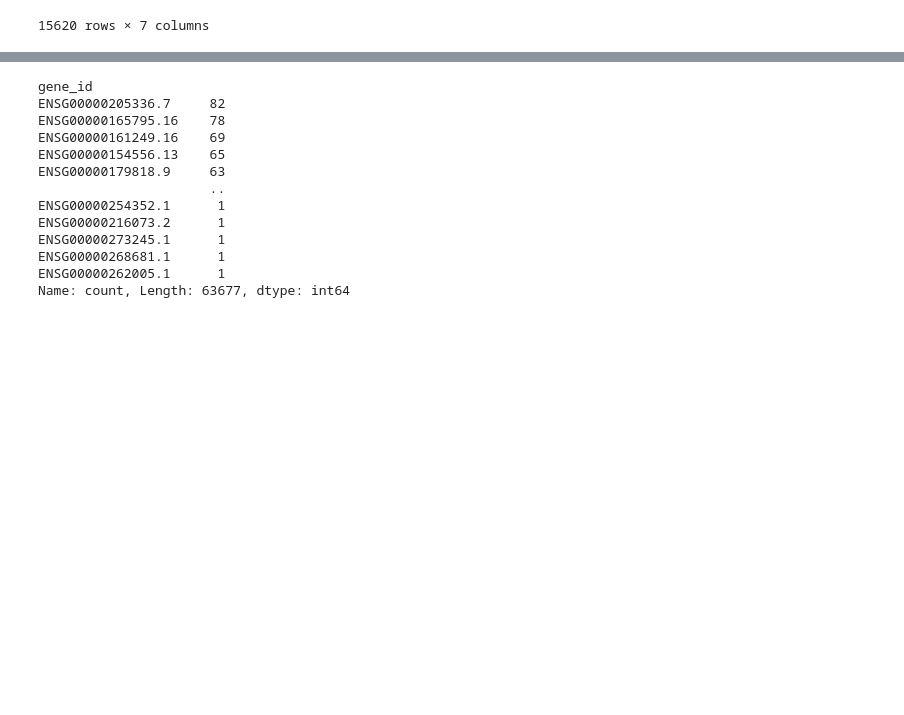
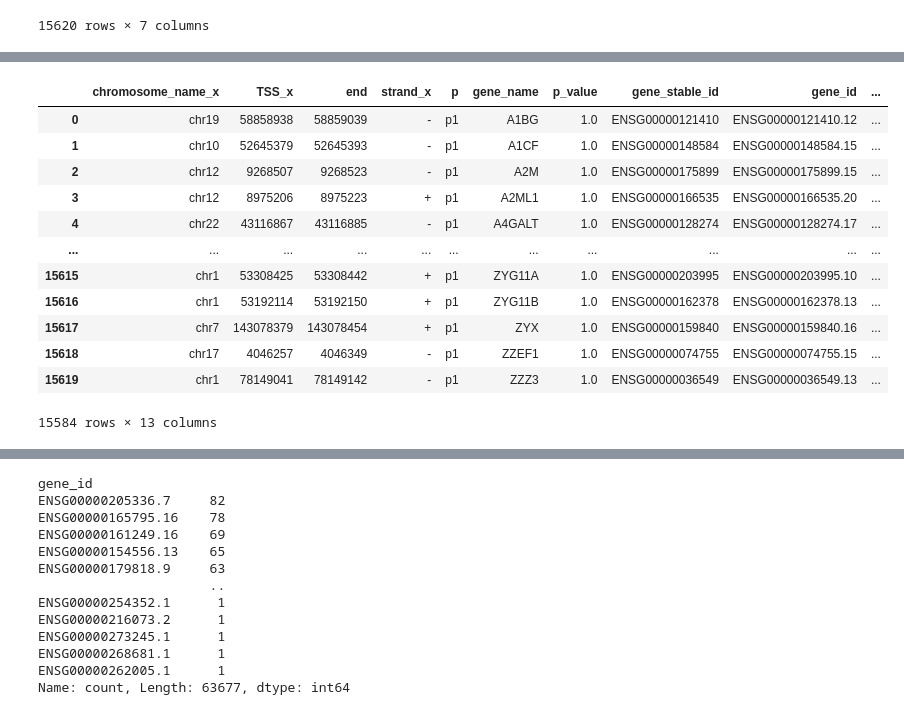
Before and after one commit to IloDan/GX_alBERTo, a Jupyter notebook: data_manipulation/manipulation_ric.ipynb, the cells around one changed output, grey strips where cells are left out. Cells and saved outputs as stored; diff of their text form; code cells hidden in the pictures; blank space fills up the shorter version.

```diff
--- a/data_manipulation/manipulation_ric.ipynb
+++ b/data_manipulation/manipulation_ric.ipynb
@@ -159,0 +331,18 @@ lizio
+# %%
+gene_name_merge = gene_name_merge[gene_name_merge["strand_x"]==gene_name_merge["strand_y"]]
+
+gene_name_merge
+# %% [output]
+|  | chromosome_name_x | TSS_x | end | strand_x | p | gene_name | p_value | gene_stable_id | gene_id | ... |
+| 0 | chr19 | 58858938 | 58859039 | - | p1 | A1BG | 1.0 | ENSG00000121410 | ENSG00000121410.12 | ... |
+| 1 | chr10 | 52645379 | 52645393 | - | p1 | A1CF | 1.0 | ENSG00000148584 | ENSG00000148584.15 | ... |
+| 2 | chr12 | 9268507 | 9268523 | - | p1 | A2M | 1.0 | ENSG00000175899 | ENSG00000175899.15 | ... |
+| 3 | chr12 | 8975206 | 8975223 | + | p1 | A2ML1 | 1.0 | ENSG00000166535 | ENSG00000166535.20 | ... |
+| 4 | chr22 | 43116867 | 43116885 | - | p1 | A4GALT | 1.0 | ENSG00000128274 | ENSG00000128274.17 | ... |
+| ... | ... | ... | ... | ... | ... | ... | ... | ... | ... | ... |
+| 15615 | chr1 | 53308425 | 53308442 | + | p1 | ZYG11A | 1.0 | ENSG00000203995 | ENSG00000203995.10 | ... |
+| 15616 | chr1 | 53192114 | 53192150 | + | p1 | ZYG11B | 1.0 | ENSG00000162378 | ENSG00000162378.13 | ... |
+| 15617 | chr7 | 143078379 | 143078454 | + | p1 | ZYX | 1.0 | ENSG00000159840 | ENSG00000159840.16 | ... |
+| 15618 | chr17 | 4046257 | 4046349 | - | p1 | ZZEF1 | 1.0 | ENSG00000074755 | ENSG00000074755.15 | ... |
+| 15619 | chr1 | 78149041 | 78149142 | - | p1 | ZZZ3 | 1.0 | ENSG00000036549 | ENSG00000036549.13 | ... |
+15584 rows × 13 columns
```
Also changed, not shown: parts of 46 cells of this notebook, 3 other files.
